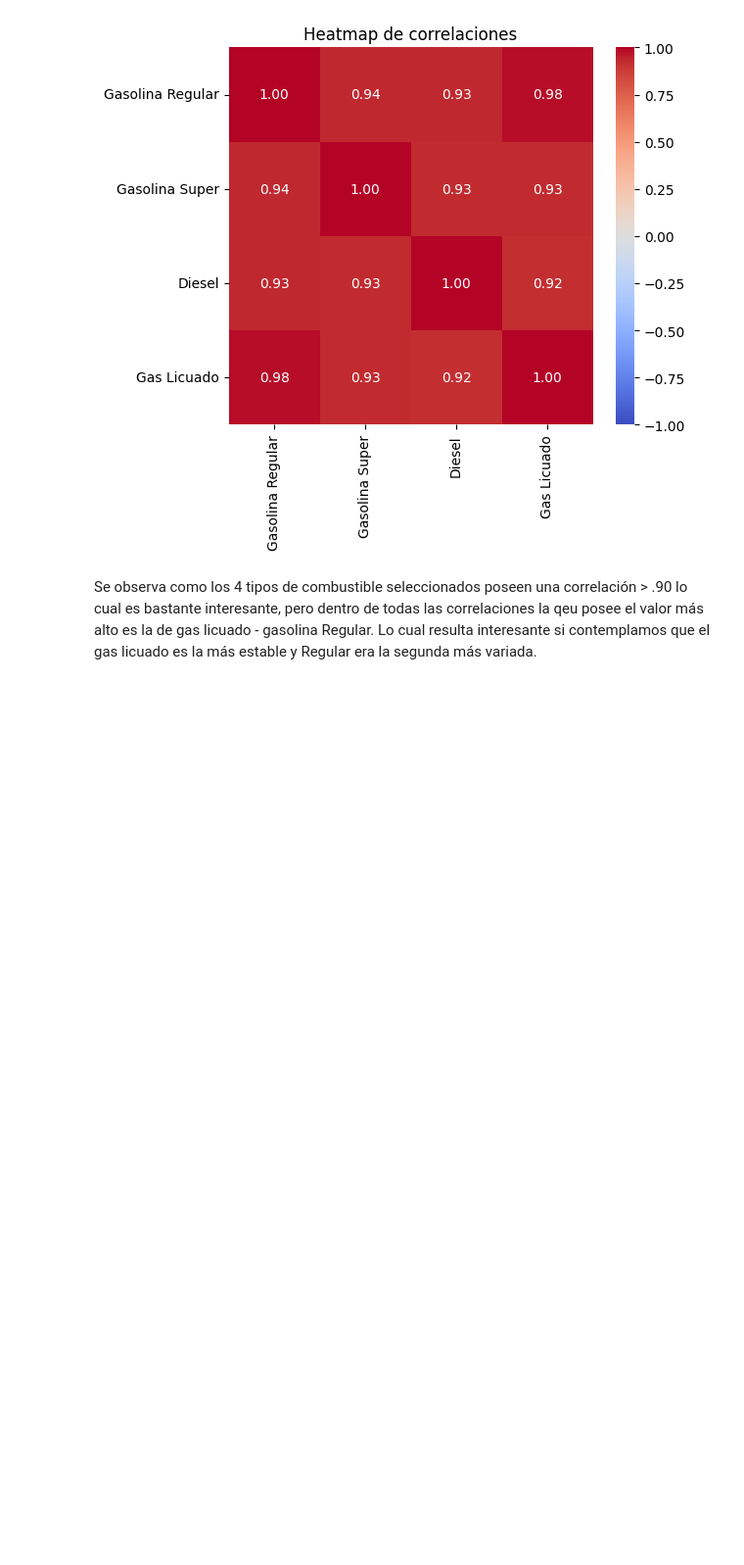
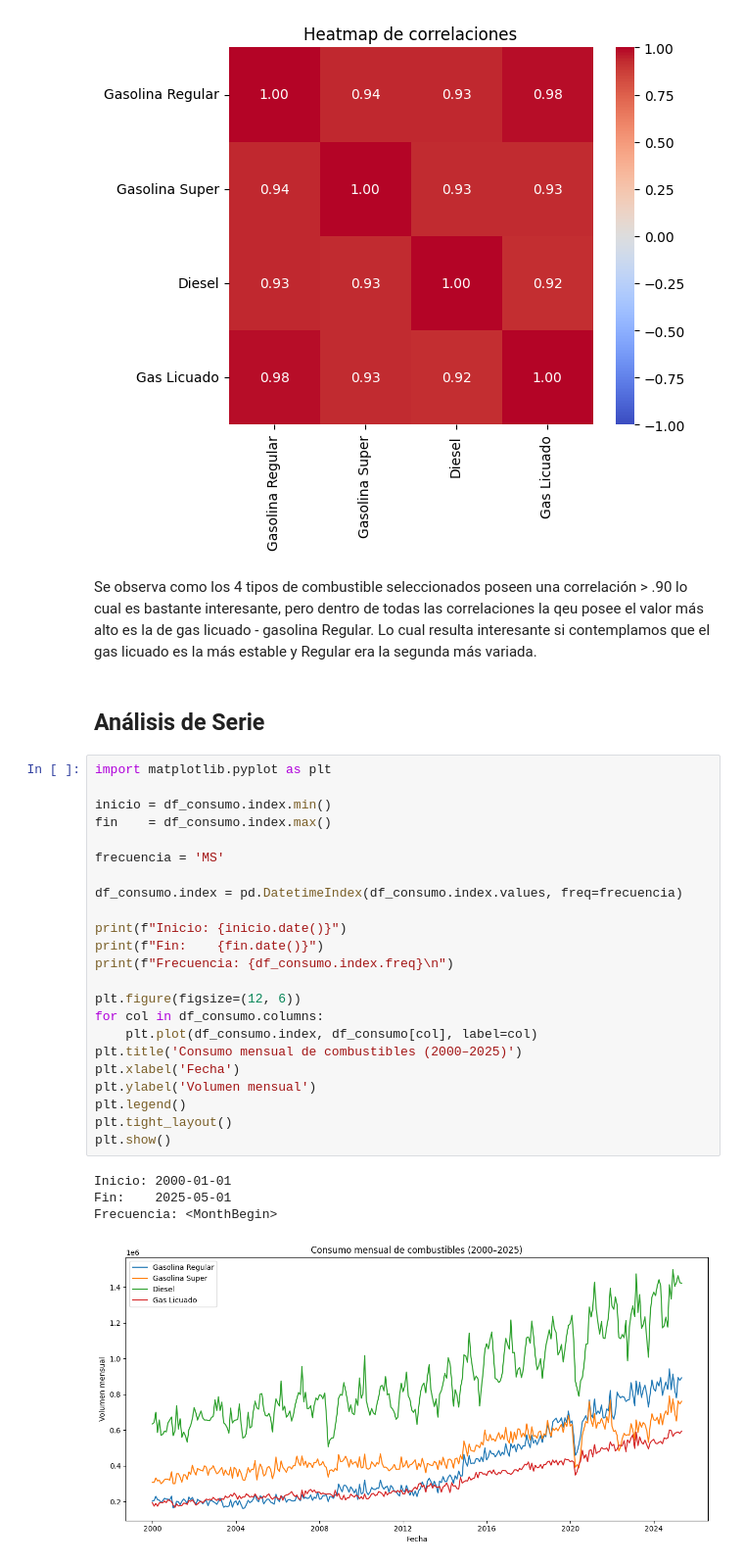
Before and after one commit to chuy-zip/DS_LAB1, a Jupyter notebook: series_time.ipynb, the cells around one changed output. Shown at 98% size. Cells and saved outputs as stored; diff of their text form; blank space fills up the shorter version.

```diff
--- a/series_time.ipynb
+++ b/series_time.ipynb
@@ -101,3 +101,33 @@ Gas Licuado               0.982216        0.925740  0.916637     1.000000
 [figure]
 # %% [markdown]
 Se observa como los 4 tipos de combustible seleccionados poseen una correlación > .90 lo cual es bastante interesante, pero dentro de todas las correlaciones la qeu posee el valor más alto es la de gas licuado - gasolina Regular. Lo cual resulta interesante si contemplamos que el gas licuado es la más estable y Regular era la segunda más variada.
+# %% [markdown]
+## Análisis de Serie
+# %%
+import matplotlib.pyplot as plt
+
+inicio = df_consumo.index.min()
+fin    = df_consumo.index.max()
+
+frecuencia = 'MS'
+
+df_consumo.index = pd.DatetimeIndex(df_consumo.index.values, freq=frecuencia)
+
+print(f"Inicio: {inicio.date()}")
+print(f"Fin:    {fin.date()}")
+print(f"Frecuencia: {df_consumo.index.freq}\n")
+
+plt.figure(figsize=(12, 6))
+for col in df_consumo.columns:
+    plt.plot(df_consumo.index, df_consumo[col], label=col)
+plt.title('Consumo mensual de combustibles (2000–2025)')
+plt.xlabel('Fecha')
+plt.ylabel('Volumen mensual')
+plt.legend()
+plt.tight_layout()
+plt.show()
+# %% [output]
+Inicio: 2000-01-01
+Fin:    2025-05-01
+Frecuencia: <MonthBegin>
+[figure, added]
```
Also changed, not shown: parts of 12 cells of this notebook.
